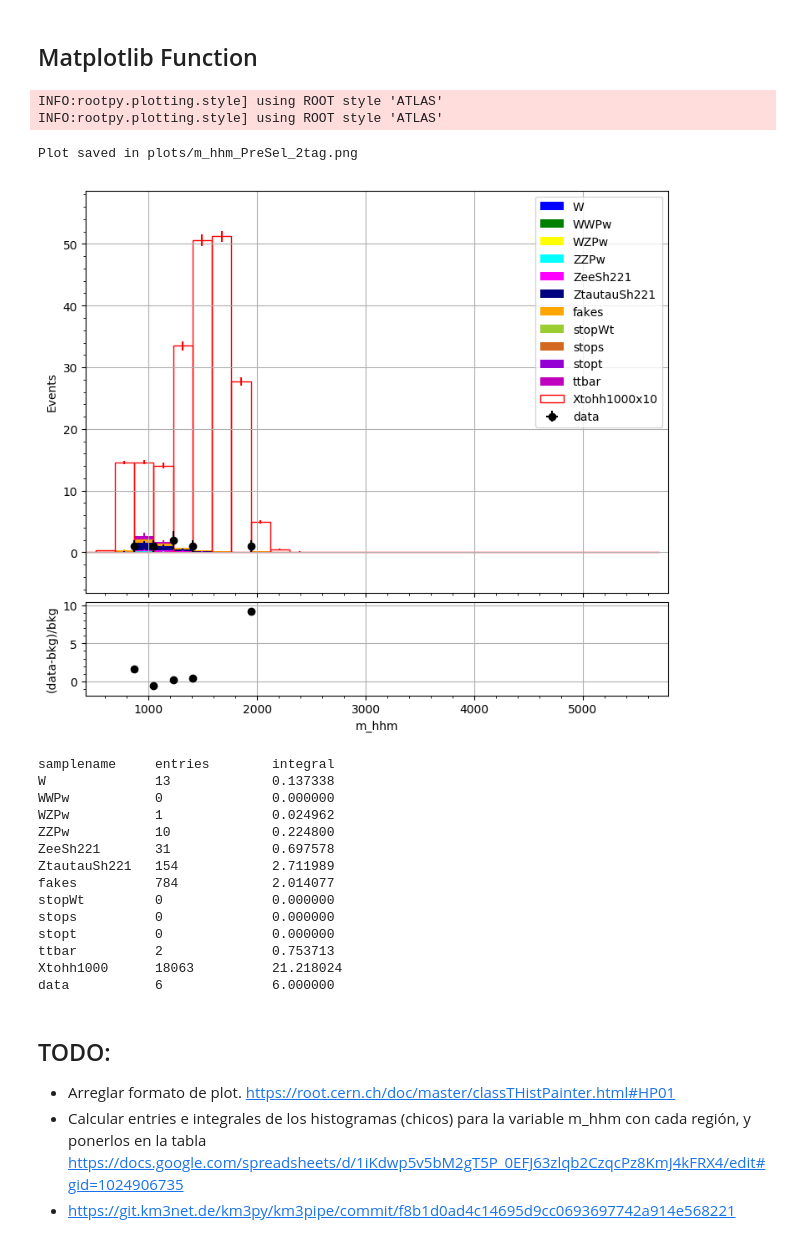
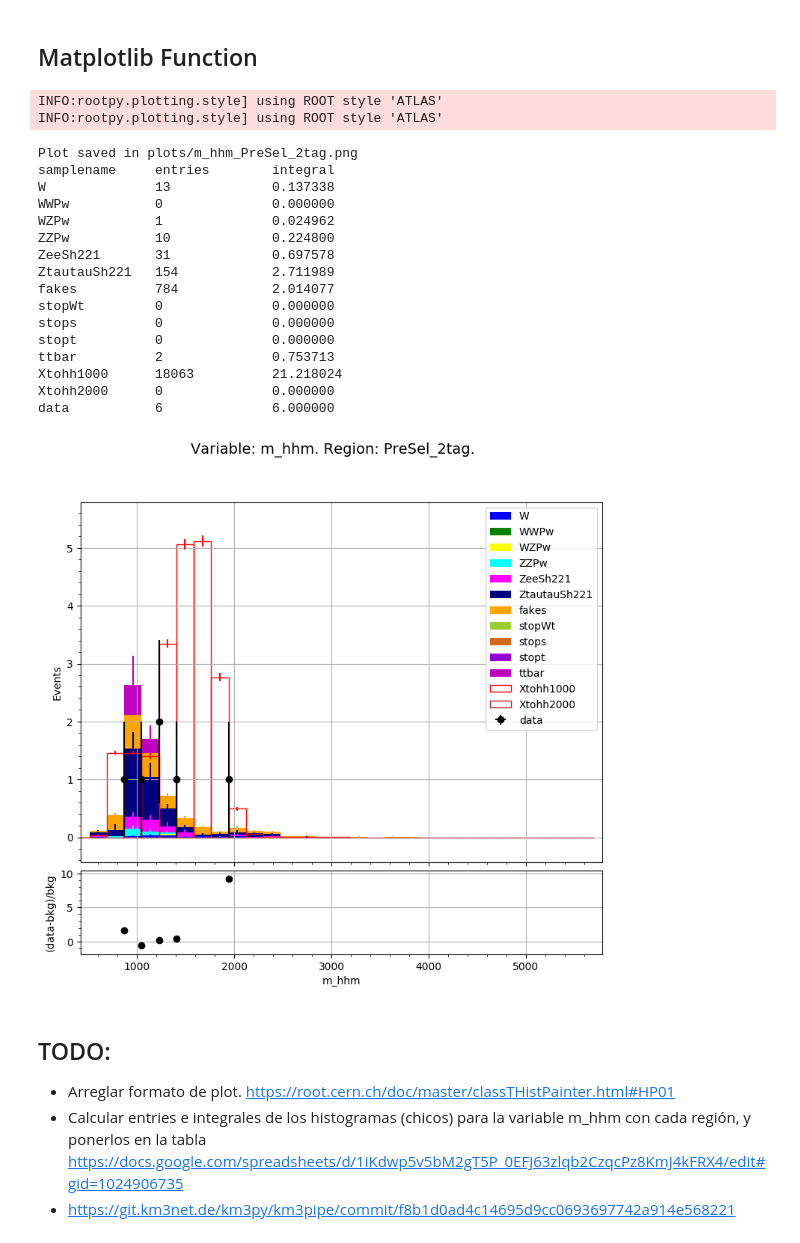
Before and after one commit to arodel21/Boosted_Di-Higgs_Identification, a Jupyter notebook: notebooks/Di-Higgs/HistogramGenerator.ipynb, the cells around one changed output. Cells and saved outputs as stored; diff of their text form; code cells hidden in the pictures.

Commit message:
Histogram: small fixes

```diff
--- a/notebooks/Di-Higgs/HistogramGenerator.ipynb
+++ b/notebooks/Di-Higgs/HistogramGenerator.ipynb
@@ -39,6 +26,17 @@ def getTHLimits(file_path, ttree, var):
     maxv=int(round(tree.GetMaximum(var)))
     minv=int(round(tree.GetMinimum(var)))
     return minv-1.,maxv+1.
+# %%
+def count_entries(df, names):
+    count = df['sample'].value_counts()
+    values = []
+    for var in names:
+        try:
+            values.append(count.get_value(var))
+        except:
+            values.append(0)
+            continue
+    return values
 # %%
 def hist_gen(file, data, background, signal, ttree, var, region, nbins, s_amp):
 
@@ -71,7 +69,7 @@ def hist_gen(file, data, background, signal, ttree, var, region, nbins, s_amp):
     colorsS = ['red', 'firebrick']
     colorsB = ['blue', 'green', 'yellow', 'cyan', 'magenta', 'navy', 'orange', 'yellowgreen', 'chocolate', 'darkviolet', 'm', 'steelblue']
     for i, s in enumerate(signal):
-        h_aux = Hist(nbins, hmin, hmax, title=s+"x10", color=colorsS[i])
+        h_aux = Hist(nbins, hmin, hmax, title=s, color=colorsS[i])
         arr_aux = arrS.loc[arrS['sample'] == s]
         fill_hist(h_aux, arr_aux.loc[:,var], arr_aux.loc[:,'EventWeight'])
         intS.append(h_aux.Integral())
@@ -162,6 +160,7 @@ def hist_gen(file, data, background, signal, ttree, var, region, nbins, s_amp):
     #res.set_ylim((-3,3))
     res.grid()
 
+    fig.suptitle("Variable: "+var+". Region: "+region+".", fontsize=14)
     plotname = "plots/"+var+"_"+region+".png"
     plt.savefig(plotname)
 
@@ -174,20 +173,45 @@ def hist_gen(file, data, background, signal, ttree, var, region, nbins, s_amp):
 
     print("Plot saved in", plotname)
 
-    return intB+intS+intD
+    ## Show entries and integral values
+
+    names = filesB+filesS+filesD
+    values = intB+intS+intD
+    entries = count_entries(df, names)
+
+    print('%-15s%-15s%-10s' % ("samplename", "entries", "integral"))
+    for i in range(len(names)):
+        print('%-15s%-15i%-10f' % (names[i], entries[i], values[i]))
+
+    return
 # %%
 # Base directory
 b = "/home/andrea/Escritorio/CERN data/Try3/all.root"
 # Background files array
 filesB = ['W', 'WWPw', 'WZPw', 'ZZPw', 'ZeeSh221', 'ZtautauSh221', 'fakes', 'stopWt', 'stops', 'stopt', 'ttbar']
 # Signal files array
-filesS = ['Xtohh1000']
+filesS = ['Xtohh1000', 'Xtohh2000']
 # Data files array
 filesD = ['data']
 # Histogram generation
-intV = hist_gen(b, filesD, filesB, filesS, "Nominal", "m_hhm", "PreSel_2tag", 30, 10)
+hist_gen(b, filesD, filesB, filesS, "Nominal", "m_hhm", "PreSel_2tag", 30, 1)
 # %% [output]
 INFO:rootpy.plotting.style] using ROOT style 'ATLAS'
 INFO:rootpy.plotting.style] using ROOT style 'ATLAS'
 Plot saved in plots/m_hhm_PreSel_2tag.png
+samplename     entries        integral
+W              13             0.137338
+WWPw           0              0.000000
+WZPw           1              0.024962
+ZZPw           10             0.224800
+ZeeSh221       31             0.697578
+ZtautauSh221   154            2.711989
+fakes          784            2.014077
+stopWt         0              0.000000
+stops          0              0.000000
+stopt          0              0.000000
+ttbar          2              0.753713
+Xtohh1000      18063          21.218024
+Xtohh2000      0              0.000000
+data           6              6.000000
-[figure, old version]
+[figure, new version]
@@ -210,29 +218,3 @@ def count_entries(rootfile, region, ttree, names):
-# %%
-## print("Variable: m_hhm. Region: SR_2tag\n")
-
-names = filesB+filesS+filesD
-values = intV
-entries = count_entries(b, "PreSel_2tag", "Nominal", names)
-
-
-print('%-15s%-15s%-10s' % ("samplename", "entries", "integral"))
-for i in range(len(names)):
-    print('%-15s%-15i%-10f' % (names[i], entries[i], values[i]))
-# %% [output]
-samplename     entries        integral
-W              13             0.137338
-WWPw           0              0.000000
-WZPw           1              0.024962
-ZZPw           10             0.224800
-ZeeSh221       31             0.697578
-ZtautauSh221   154            2.711989
-fakes          784            2.014077
-stopWt         0              0.000000
-stops          0              0.000000
-stopt          0              0.000000
-ttbar          2              0.753713
-Xtohh1000      18063          21.218024
-data           6              6.000000
 # %% [markdown]
 ## TODO:
 
```
Also changed, not shown: parts of 2 cells of this notebook.
